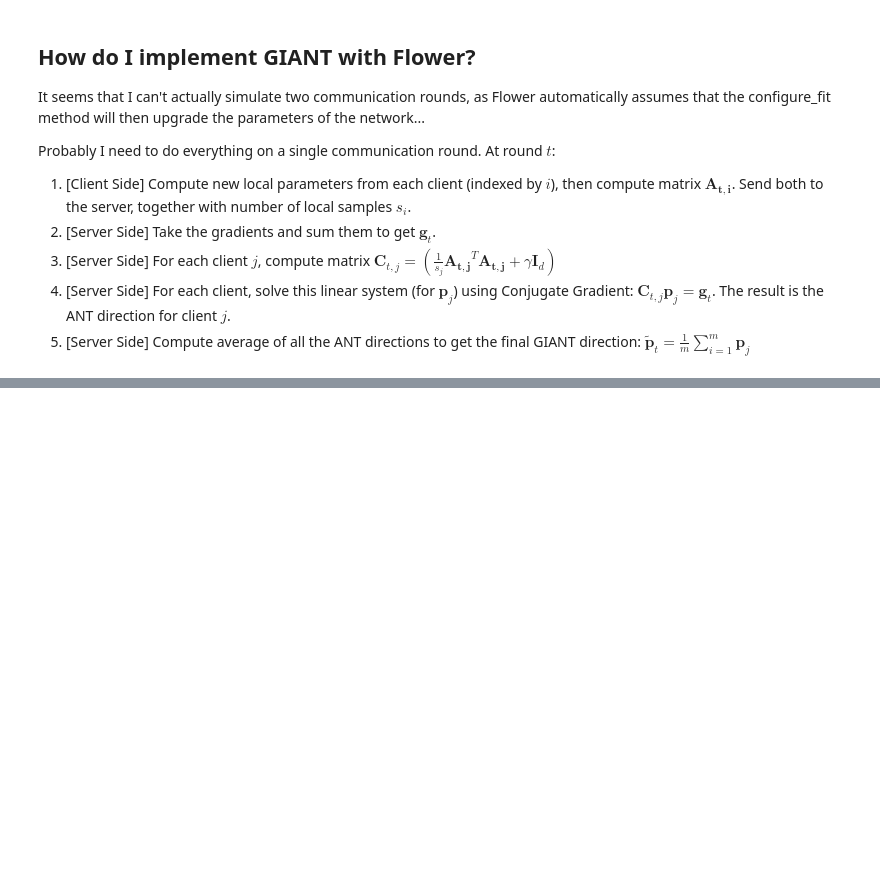
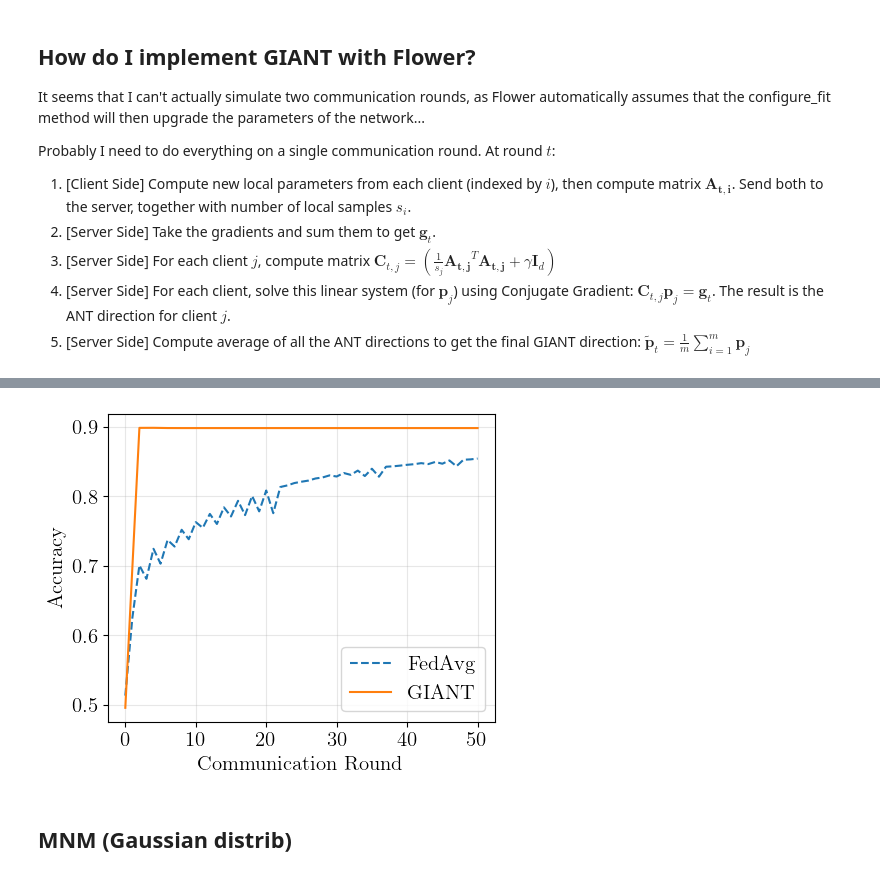
Before and after one commit to rmazzier/Distributed-Learning-project, a Jupyter notebook: notebook_riccardo.ipynb, the cells around one changed output, grey strips where cells are left out. Drawn from its saved outputs; the diff is of its cells as text; code cells hidden in the pictures; blank space fills up the shorter version.

```diff
--- a/notebook_riccardo.ipynb
+++ b/notebook_riccardo.ipynb
@@ -70,0 +124,17 @@ IMPLEMENT FL SIMULATOR FROM SCRATCH
+# %%
+# Plot the validation accuracy curves of GIANT vs FedAvg
+plt.figure(figsize=(5,4))
+plt.plot(train_accuracy_curves.iloc[:,0], train_accuracy_curves.iloc[:,15], "--", label="FedAvg")
+plt.plot(valid_accuracy_curves.iloc[:,0][::2], valid_accuracy_curves.iloc[:,1][::2], "-", label="GIANT")
+plt.xlabel("Communication Round")
+plt.ylabel("Accuracy")
+plt.grid(alpha=0.3)
+
+plt.legend()
+plt.savefig(os.path.join(csvs_path, "GIANT_vs_FedAvg_accuracy.pdf"), bbox_inches="tight")
+plt.savefig(os.path.join(csvs_path, "GIANT_vs_FedAvg_accuracy.png"), bbox_inches="tight")
+plt.show()
+# %% [output]
+[figure, added]
+# %% [markdown]
+## MNM (Gaussian distrib)
```
Also changed, not shown: parts of 24 cells of this notebook, 4 other files.
